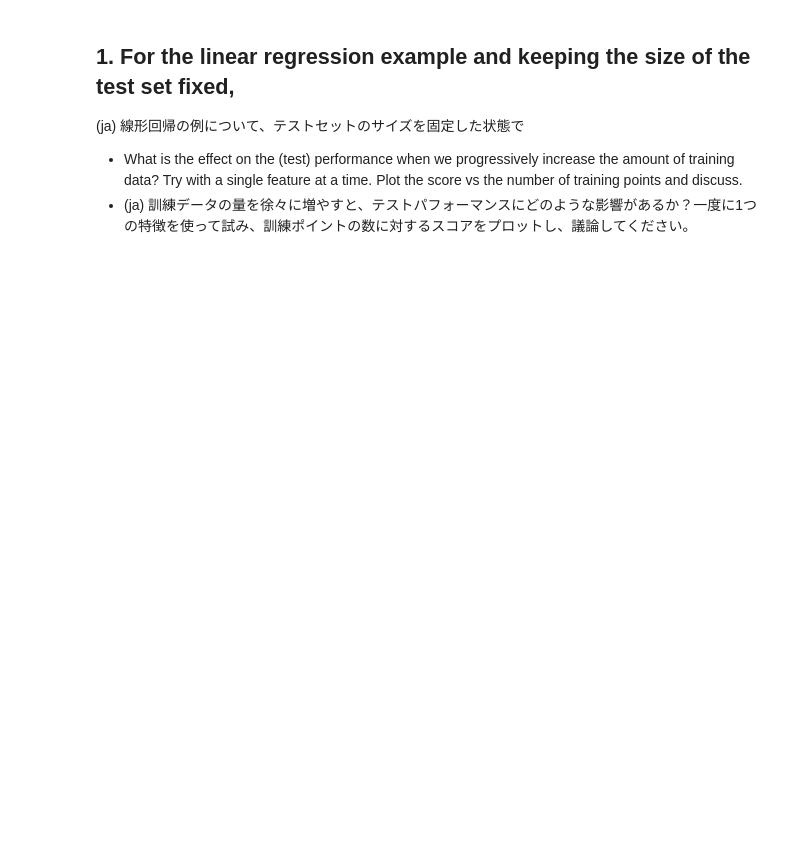
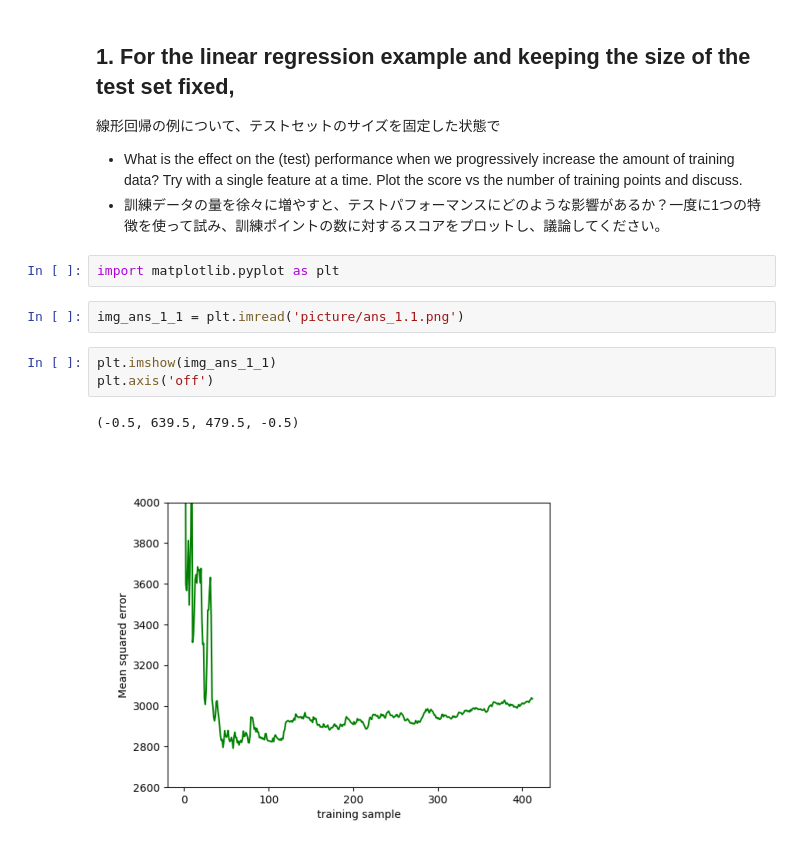
Before and after one commit to soso0024/python-ARTIN, a Jupyter notebook: HomeWork/homework_answer.ipynb, the cells around one changed output. Cells and saved outputs as stored; diff of their text form; blank space fills up the shorter version.

```diff
--- a/HomeWork/homework_answer.ipynb
+++ b/HomeWork/homework_answer.ipynb
@@ -55,6 +53,16 @@ K近傍法は、分類問題を解くためのシンプルでありながら強
 # %% [markdown]
 ## 1. For the linear regression example and keeping the size of the test set fixed,
-(ja) 線形回帰の例について、テストセットのサイズを固定した状態で
+線形回帰の例について、テストセットのサイズを固定した状態で
 
 - What is the effect on the (test) performance when we progressively increase the amount of training data? Try with a single feature at a time. Plot the score vs the number of training points and discuss.
-- (ja) 訓練データの量を徐々に増やすと、テストパフォーマンスにどのような影響があるか？一度に1つの特徴を使って試み、訓練ポイントの数に対するスコアをプロットし、議論してください。
+- 訓練データの量を徐々に増やすと、テストパフォーマンスにどのような影響があるか？一度に1つの特徴を使って試み、訓練ポイントの数に対するスコアをプロットし、議論してください。
+# %%
+import matplotlib.pyplot as plt
+# %%
+img_ans_1_1 = plt.imread('picture/ans_1.1.png')
+# %%
+plt.imshow(img_ans_1_1)
+plt.axis('off')
+# %% [output]
+(-0.5, 639.5, 479.5, -0.5)
+[figure, added]
```
Also changed, not shown: parts of 22 cells of this notebook, 10 other files.
